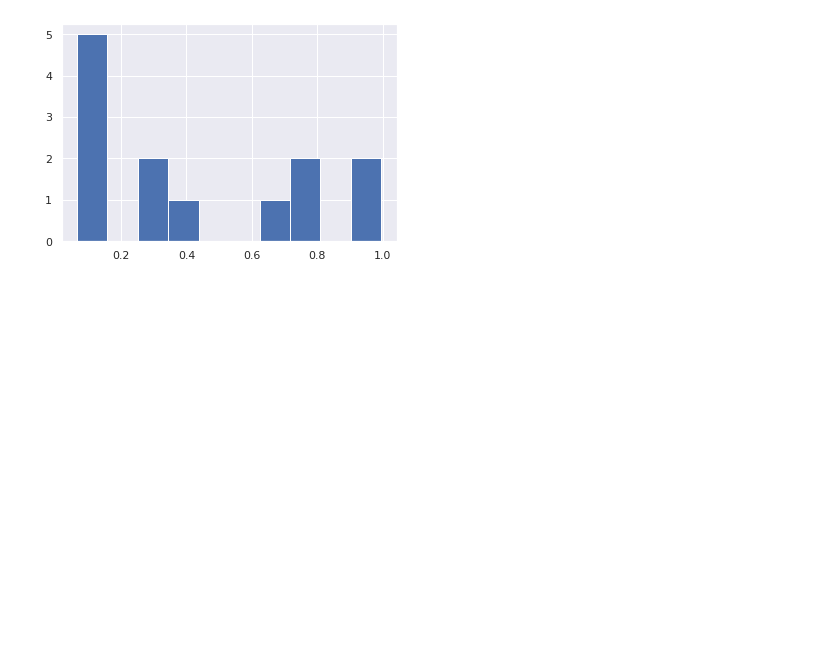
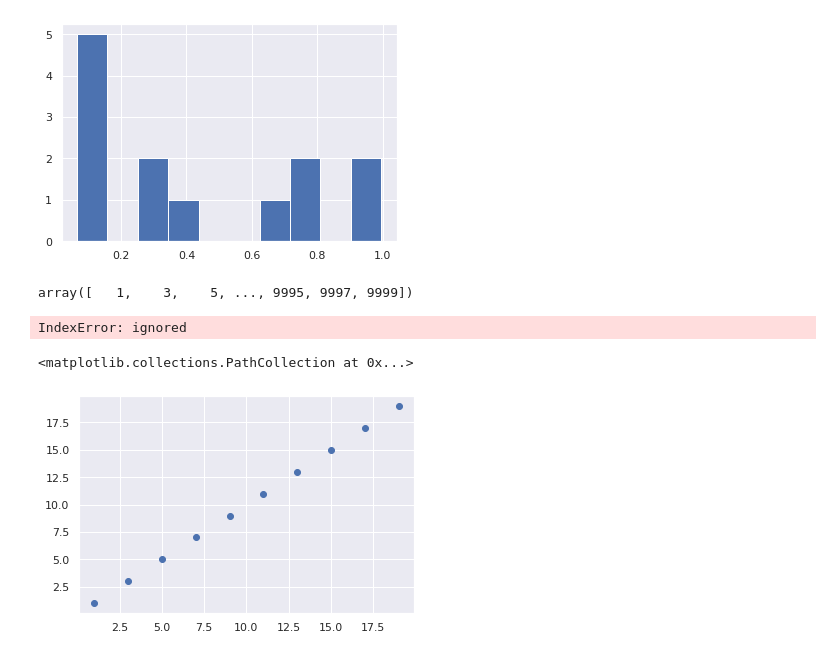
Before and after one commit to themanoftalent/pythondata, a Jupyter notebook: numpy2.ipynb, the cells around one changed output. Cells and saved outputs as stored; diff of their text form; code cells hidden in the pictures; blank space fills up the shorter version.

```diff
--- a/numpy2.ipynb
+++ b/numpy2.ipynb
@@ -423,3 +423,17 @@ plt.hist(fd[:,1])
         0.99532135]),
  <a list of 10 Patch objects>)
 [figure]
+# %%
+frd=np.arange(1,10000,2)
+frd
+# %% [output]
+array([   1,    3,    5, ..., 9995, 9997, 9999])
+# %%
+plt.scatter(frd[:,0])
+# %% [output]
+IndexError: ignored
+# %%
+plt.scatter(frd[:10],frd[:10])
+# %% [output]
+<matplotlib.collections.PathCollection at 0x...>
+[figure, added]
```
Also changed, not shown: parts of 1 cell of this notebook.
